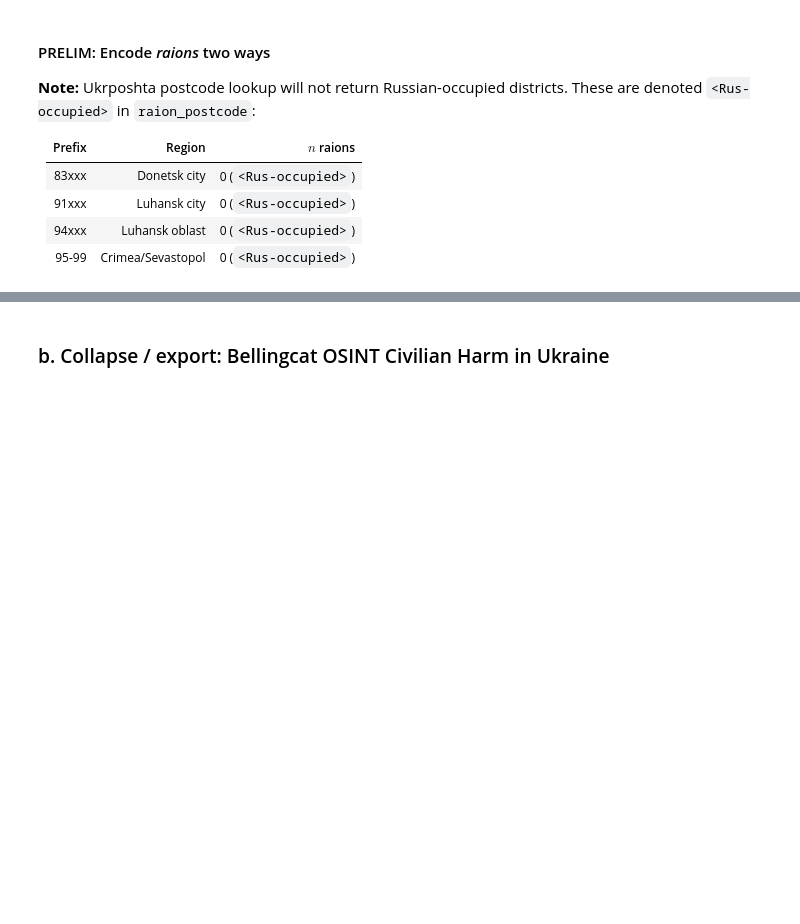
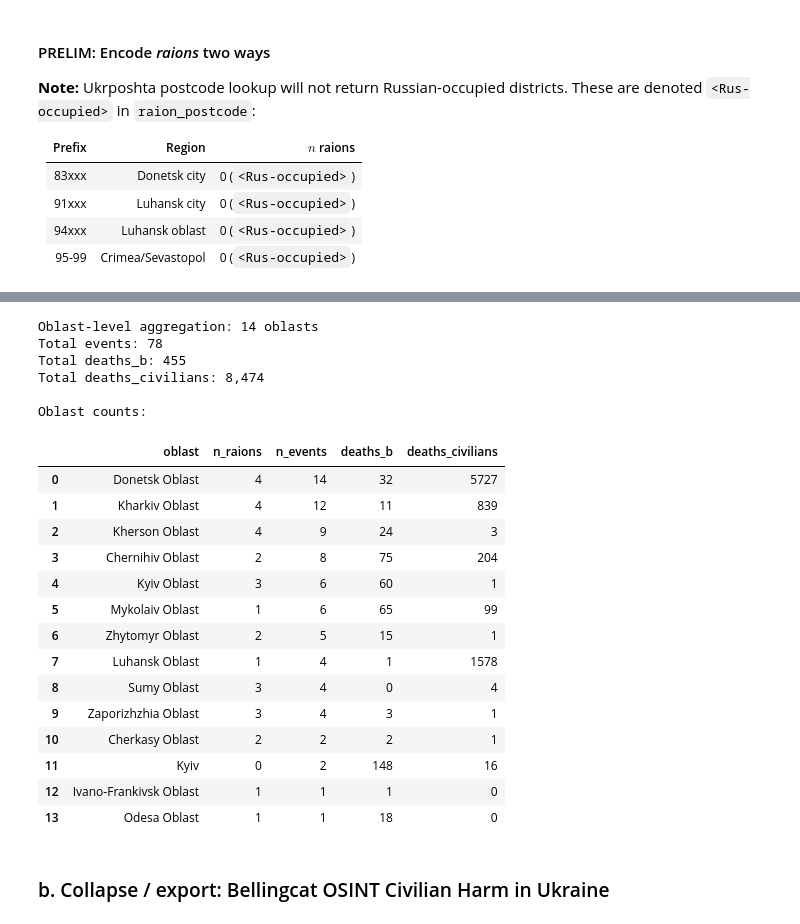
Before and after one commit to sskeen/civilian-trauma, a Jupyter notebook: src/notebooks/uls_scratchpad.ipynb, the cells around one changed output, grey strips where cells are left out. Cells and saved outputs as stored; diff of their text form; code cells hidden in the pictures; blank space fills up the shorter version.

```diff
--- a/src/notebooks/uls_scratchpad.ipynb
+++ b/src/notebooks/uls_scratchpad.ipynb
@@ -450,7 +569,7 @@ def get_postcode(lat, lon):
 # Apply geocoding to each row with rate-limited delay
 postcodes = []
 
-for idx, row in tqdm(d_lvl2_bcat.iterrows(), total=len(d_lvl2_bcat), desc="Geocoding postcodes"):
+for idx, row in tqdm(d_lvl2_bcat.iterrows(), total=len(d_lvl2_bcat), desc="Geocoding Bellingcat postcodes"):
     lat = row['latitude']
     lon = row['longitude']
 
@@ -552,7 +730,7 @@ def raion_from_point_nominatim(lat, lon, user_agent, email=None):
 # Apply to dataframe with progress bar
 raions_nominatim = []
 
-for idx, row in tqdm(d_lvl2_bcat.iterrows(), total=len(d_lvl2_bcat), desc="Geocoding raions"):
+for idx, row in tqdm(d_lvl2_bcat.iterrows(), total=len(d_lvl2_bcat), desc="Geocoding Bellingcat raions"):
     raion = raion_from_point_nominatim(
         row['latitude'],
         row['longitude'],
@@ -905,0 +1323,55 @@ d_lvl2_ucdp.to_csv('d_lvl2_ucdp_geo_inspect.csv')
+# %%
+# Aggregate UCDP at oblast level
+
+### Collapses event-level data to oblast-level counts
+
+# Build aggregation dict: sum deaths, count events
+agg_dict_ucdp_obl = {var: 'sum' for var in ucdp_agg_vars}
+agg_dict_ucdp_obl['conflict_name'] = 'count'
+
+# Aggregate by oblast
+d_lvl2_ucdp_oblast = d_lvl2_ucdp.groupby('oblast', as_index=False).agg(agg_dict_ucdp_obl)
+
+# Rename count column
+d_lvl2_ucdp_oblast = d_lvl2_ucdp_oblast.rename(columns={'conflict_name': 'n_events'})
+
+# Add raion count per oblast
+raion_counts_ucdp = d_lvl2_ucdp.groupby('oblast')['raion_nominatim_en'].nunique()
+d_lvl2_ucdp_oblast['n_raions'] = d_lvl2_ucdp_oblast['oblast'].map(raion_counts_ucdp)
+
+# Reorder columns: oblast, n_raions, n_events, deaths
+col_order_ucdp_obl = ['oblast', 'n_raions', 'n_events'] + ucdp_agg_vars
+d_lvl2_ucdp_oblast = d_lvl2_ucdp_oblast[col_order_ucdp_obl]
+
+# Sort by total events (descending)
+d_lvl2_ucdp_oblast = d_lvl2_ucdp_oblast.sort_values('n_events', ascending=False).reset_index(drop=True)
+
+# Summary
+print(f"Oblast-level aggregation: {len(d_lvl2_ucdp_oblast)} oblasts")
+print(f"Total events: {d_lvl2_ucdp_oblast['n_events'].sum():,}")
+print(f"Total deaths_b: {d_lvl2_ucdp_oblast['deaths_b'].sum():,}")
+print(f"Total deaths_civilians: {d_lvl2_ucdp_oblast['deaths_civilians'].sum():,}")
+print(f"\nOblast counts:")
+d_lvl2_ucdp_oblast
+# %% [output]
+Oblast-level aggregation: 14 oblasts
+Total events: 78
+Total deaths_b: 455
+Total deaths_civilians: 8,474
+
+Oblast counts:
+|  | oblast | n_raions | n_events | deaths_b | deaths_civilians |
+| 0 | Donetsk Oblast | 4 | 14 | 32 | 5727 |
+| 1 | Kharkiv Oblast | 4 | 12 | 11 | 839 |
+| 2 | Kherson Oblast | 4 | 9 | 24 | 3 |
+| 3 | Chernihiv Oblast | 2 | 8 | 75 | 204 |
+| 4 | Kyiv Oblast | 3 | 6 | 60 | 1 |
+| 5 | Mykolaiv Oblast | 1 | 6 | 65 | 99 |
+| 6 | Zhytomyr Oblast | 2 | 5 | 15 | 1 |
+| 7 | Luhansk Oblast | 1 | 4 | 1 | 1578 |
+| 8 | Sumy Oblast | 3 | 4 | 0 | 4 |
+| 9 | Zaporizhzhia Oblast | 3 | 4 | 3 | 1 |
+| 10 | Cherkasy Oblast | 2 | 2 | 2 | 1 |
+| 11 | Kyiv | 0 | 2 | 148 | 16 |
+| 12 | Ivano-Frankivsk Oblast | 1 | 1 | 1 | 0 |
+| 13 | Odesa Oblast | 1 | 1 | 18 | 0 |
```
Also changed, not shown: parts of 31 cells of this notebook.
